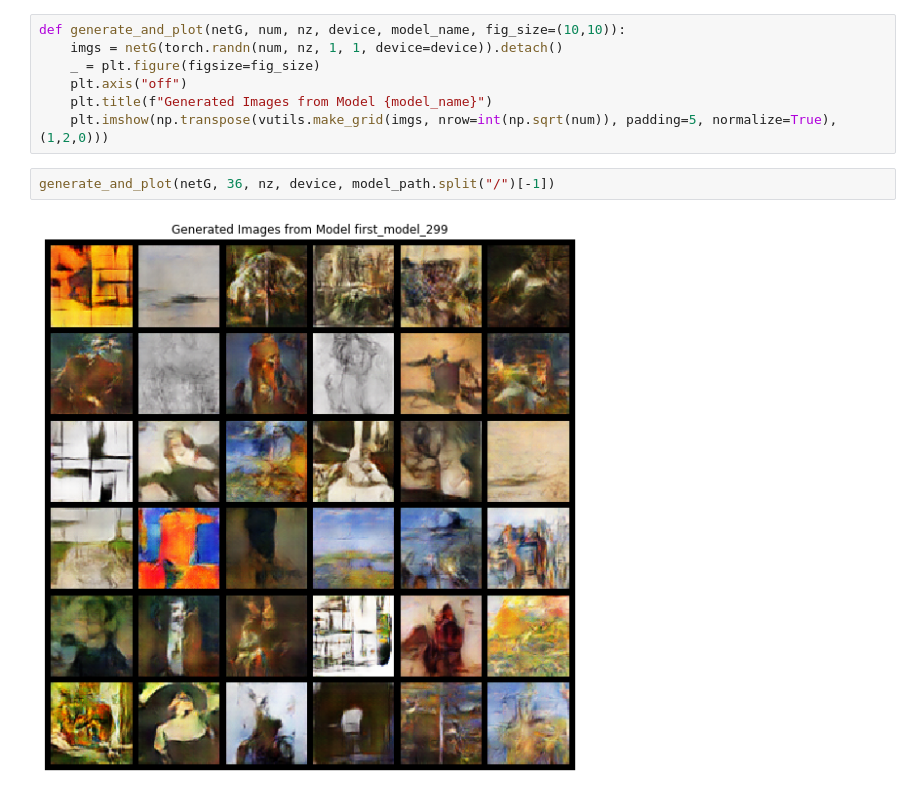
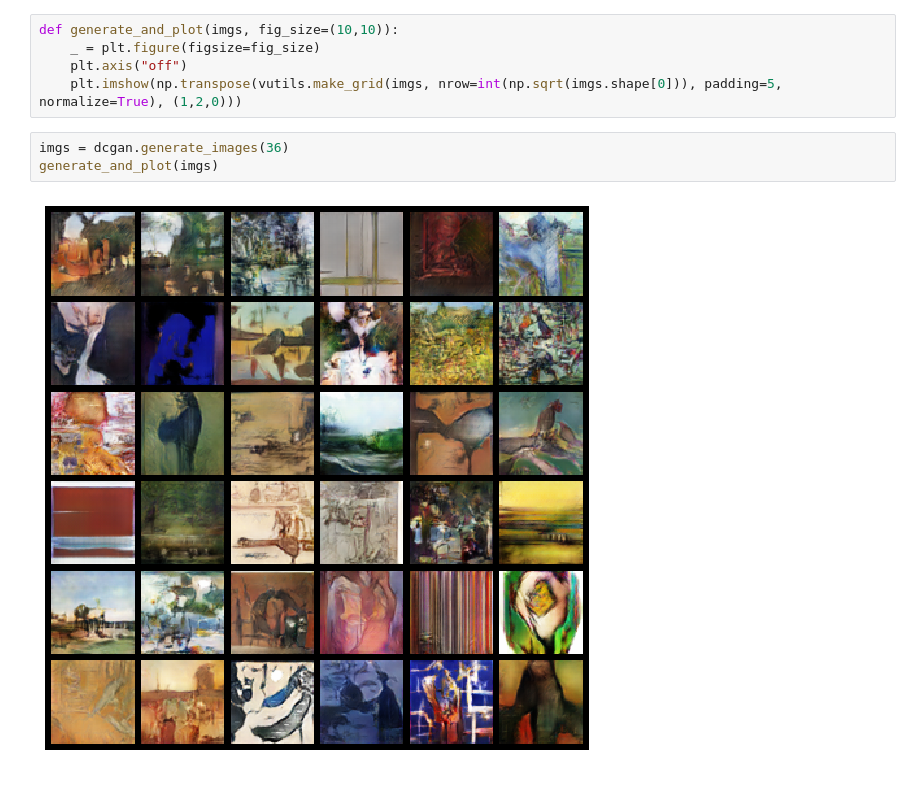
Before and after one commit to MindFigment/synesthesian-dreams, a Jupyter notebook: jupyter_notebooks/check_model.ipynb, the cells around one changed output. Saved outputs shown, nothing was run; the diff lists cells and outputs as text.

```diff
--- a/jupyter_notebooks/check_model.ipynb
+++ b/jupyter_notebooks/check_model.ipynb
@@ -67,11 +60,10 @@ generate_image(latent_code)
 # %%
-def generate_and_plot(netG, num, nz, device, model_name, fig_size=(10,10)):
-    imgs = netG(torch.randn(num, nz, 1, 1, device=device)).detach()
+def generate_and_plot(imgs, fig_size=(10,10)):
     _ = plt.figure(figsize=fig_size)
     plt.axis("off")
-    plt.title(f"Generated Images from Model {model_name}")
-    plt.imshow(np.transpose(vutils.make_grid(imgs, nrow=int(np.sqrt(num)), padding=5, normalize=True), (1,2,0)))
+    plt.imshow(np.transpose(vutils.make_grid(imgs, nrow=int(np.sqrt(imgs.shape[0])), padding=5, normalize=True), (1,2,0)))
-# %%
-generate_and_plot(netG, 36, nz, device, model_path.split("/")[-1])
-# %% [output]
-[figure, removed]
+# %%
+imgs = dcgan.generate_images(36)
+generate_and_plot(imgs)
+# %% [output]
+[figure, added]
```
Also changed, not shown: parts of 12 cells of this notebook, 12 other files.
